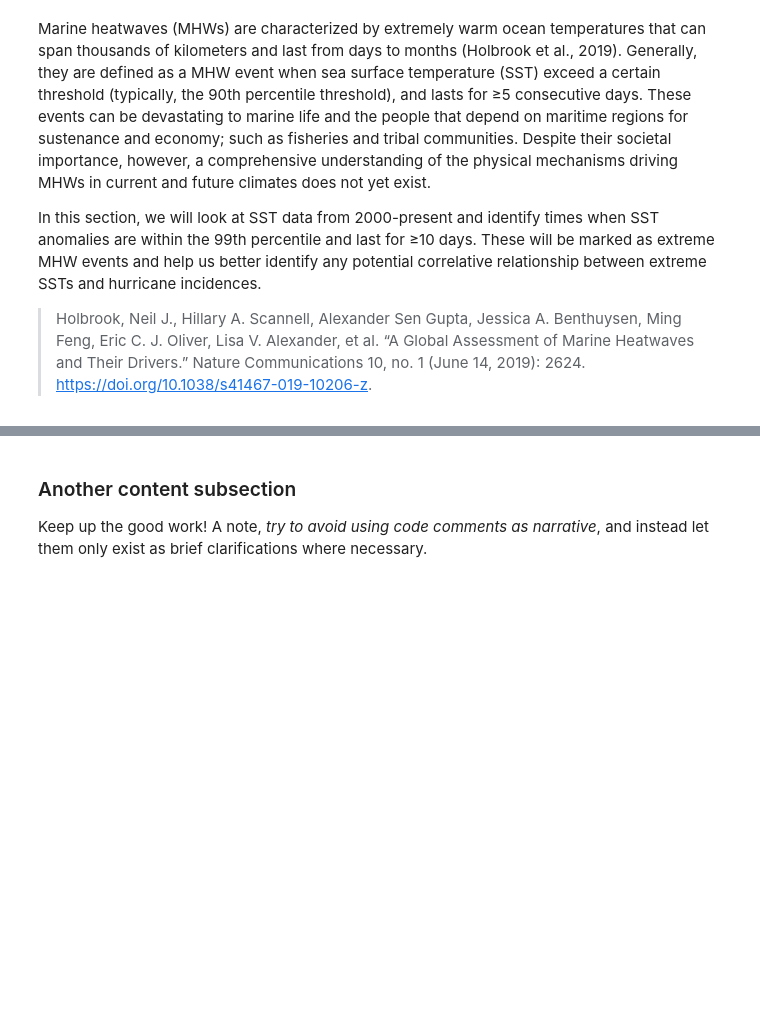
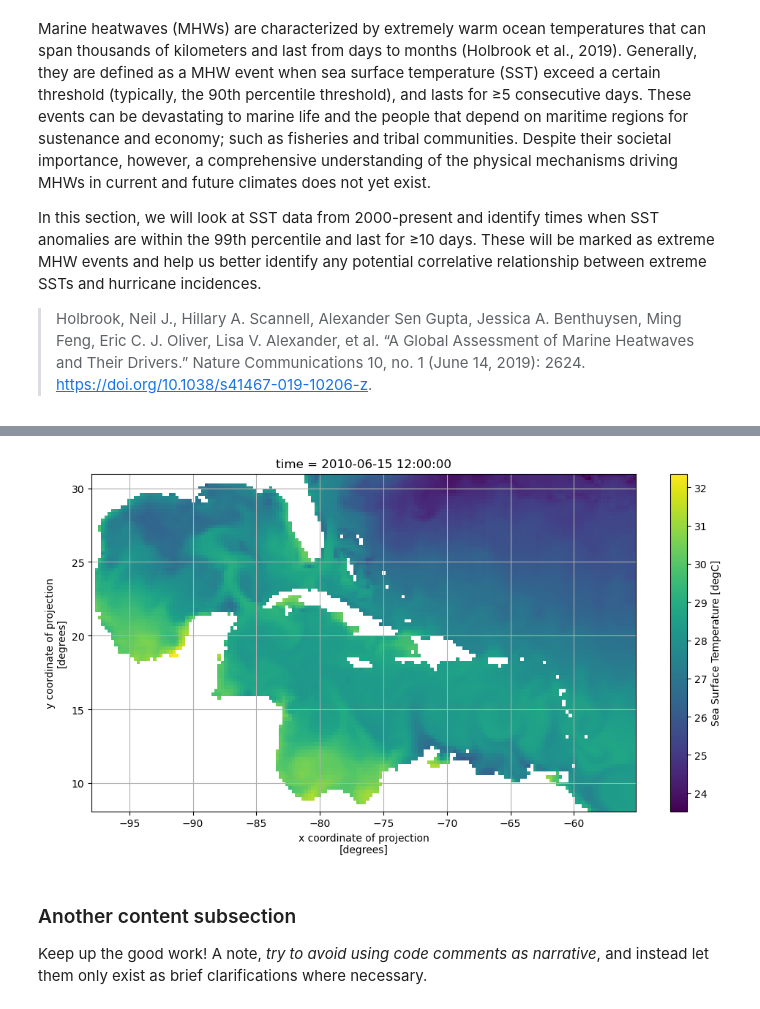
Before and after one commit to ProjectPythia/CFC-extreme-weather-cookbook, a Jupyter notebook: cfc-ocean.ipynb, the cells around one changed output, grey strips where cells are left out. Drawn from its saved outputs; the diff is of its cells as text; code cells hidden in the pictures; blank space fills up the shorter version.

```diff
--- a/cfc-ocean.ipynb
+++ b/cfc-ocean.ipynb
@@ -71,3 +359,13 @@ new = "helpful information"
+# %%
+natl = 0
+sst = ds.tos.where(mask==natl)
+carib = dict(x=slice(-98, -55), y=slice(8, 31))
+csst = sst.sel(**carib)
+# %%
+csst.sel(time='2010-06-15').squeeze().plot()
+plt.grid();
+# %% [output]
+[figure, added]
 # %% [markdown]
 ### Another content subsection
 Keep up the good work! A note, *try to avoid using code comments as narrative*, and instead let them only exist as brief clarifications where necessary.
```
Also changed, not shown: parts of 29 cells of this notebook.
